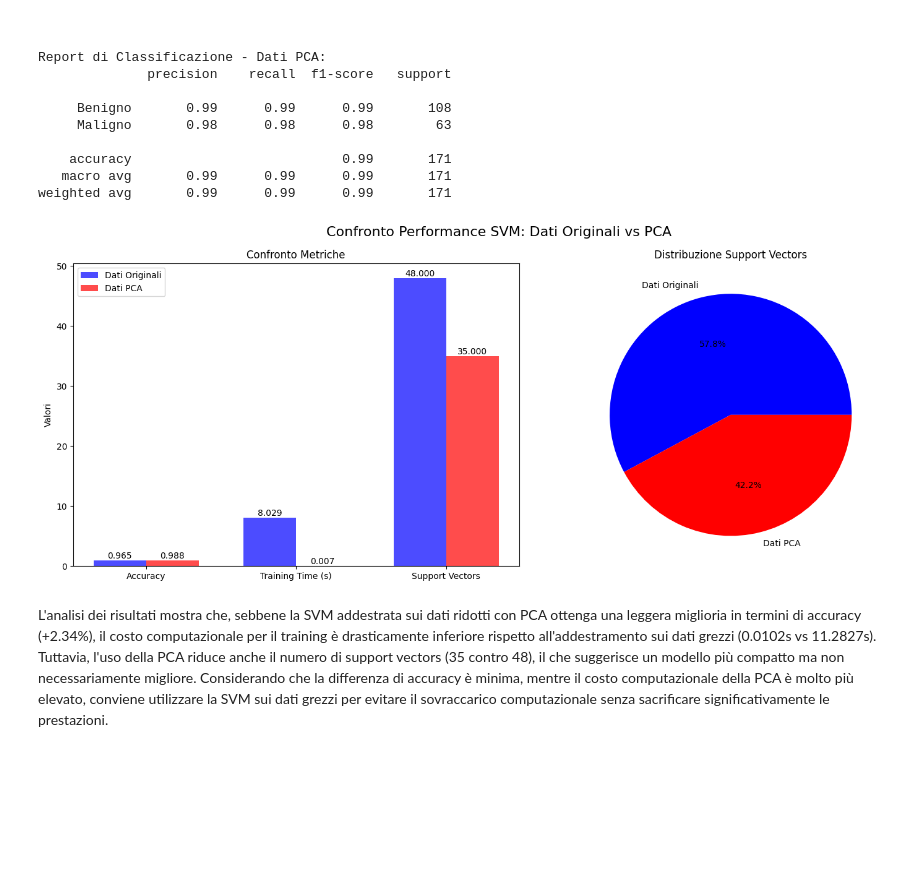
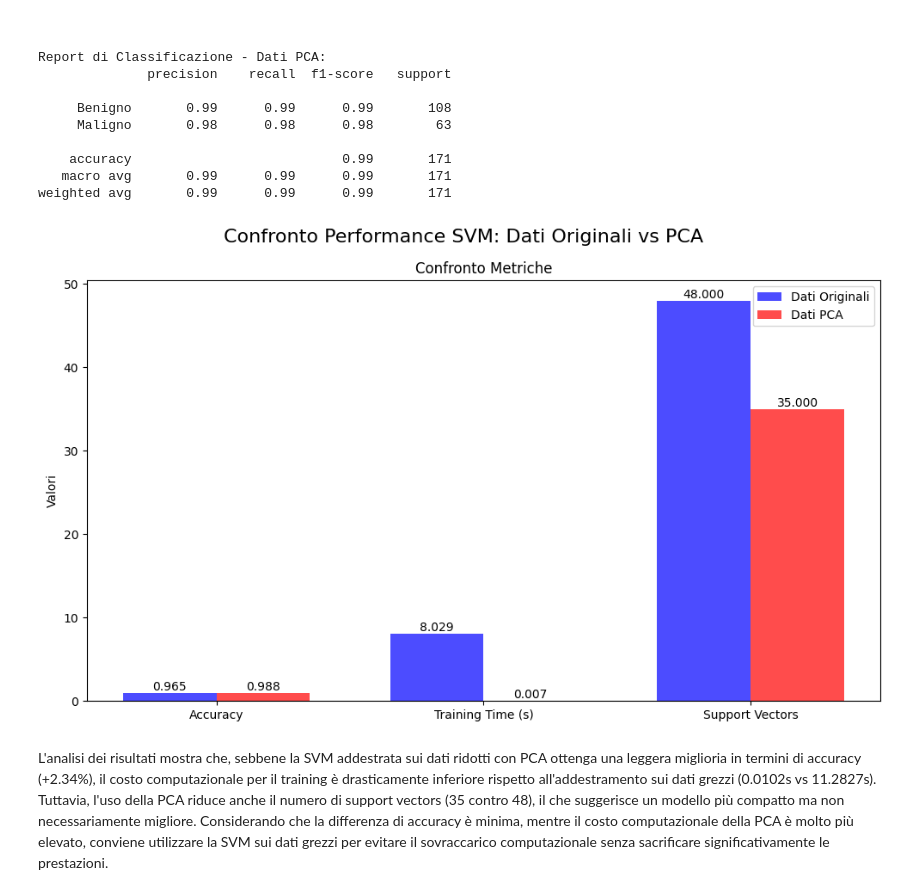
Before and after one commit to NIKFIORE/Progetto-Machine-Learning, a Jupyter notebook: Progetto.ipynb, the cells around one changed output. Drawn from its saved outputs; the diff is of its cells as text; code cells hidden in the pictures; blank space fills up the shorter version.

Commit message:
fix graph

```diff
--- a/Progetto.ipynb
+++ b/Progetto.ipynb
@@ -805,57 +805,46 @@ Report di Classificazione - Dati PCA:
    macro avg       0.99      0.99      0.99       171
 weighted avg       0.99      0.99      0.99       171
 # %%
-import matplotlib.pyplot as plt
-import numpy as np
-
 def plot_svm_performance_comparison(accuracy_original, accuracy_pca,
                                     training_time_original, training_time_pca,
                                     n_support_original, n_support_pca):
     # Preparazione dei dati
     metrics = ['Accuracy', 'Training Time (s)', 'Support Vectors']
     original_data = [accuracy_original, training_time_original, n_support_original]
     pca_data = [accuracy_pca, training_time_pca, n_support_pca]
 
     # Configurazione del grafico
-    fig, (ax1, ax2) = plt.subplots(1, 2, figsize=(15, 6))
-    fig.suptitle('Confronto Performance SVM: Dati Originali vs PCA', fontsize=16)
+    plt.figure(figsize=(10, 6))
+    plt.suptitle('Confronto Performance SVM: Dati Originali vs PCA', fontsize=16)
 
     # Bar plot
     x = np.arange(len(metrics))
     width = 0.35
 
-    ax1.bar(x - width/2, original_data, width, label='Dati Originali', color='blue', alpha=0.7)
-    ax1.bar(x + width/2, pca_data, width, label='Dati PCA', color='red', alpha=0.7)
+    plt.bar(x - width/2, original_data, width, label='Dati Originali', color='blue', alpha=0.7)
+    plt.bar(x + width/2, pca_data, width, label='Dati PCA', color='red', alpha=0.7)
 
-    ax1.set_ylabel('Valori')
-    ax1.set_title('Confronto Metriche')
-    ax1.set_xticks(x)
-    ax1.set_xticklabels(metrics)
-    ax1.legend()
+    plt.ylabel('Valori')
+    plt.title('Confronto Metriche')
+    plt.xticks(x, metrics)
+    plt.legend()
 
     # Aggiunta dei valori sulle barre
     for i, v1, v2 in zip(x, original_data, pca_data):
-        ax1.text(i - width/2, v1, f'{v1:.3f}', ha='center', va='bottom')
-        ax1.text(i + width/2, v2, f'{v2:.3f}', ha='center', va='bottom')
-
-    # Pie chart per distribuzione Support Vectors
-    ax2.pie([n_support_original, n_support_pca],
-            labels=['Dati Originali', 'Dati PCA'],
-            autopct='%1.1f%%',
-            colors=['blue', 'red'])
-    ax2.set_title('Distribuzione Support Vectors')
+        plt.text(i - width/2, v1, f'{v1:.3f}', ha='center', va='bottom')
+        plt.text(i + width/2, v2, f'{v2:.3f}', ha='center', va='bottom')
 
     plt.tight_layout()
     plt.show()
 
 # Chiamata alla funzione con i dati correnti
 plot_svm_performance_comparison(
     accuracy_original, accuracy_pca,
     training_time_original, training_time_pca,
     n_support_original, n_support_pca
 )
 # %% [output]
-[figure, old version]
+[figure, new version]
 # %% [markdown]
 L'analisi dei risultati mostra che, sebbene la SVM addestrata sui dati ridotti con PCA ottenga una leggera miglioria in termini di accuracy (+2.34%), il costo computazionale per il training è drasticamente inferiore rispetto all'addestramento sui dati grezzi (0.0102s vs 11.2827s). Tuttavia, l'uso della PCA riduce anche il numero di support vectors (35 contro 48), il che suggerisce un modello più compatto ma non necessariamente migliore. Considerando che la differenza di accuracy è minima, mentre il costo computazionale della PCA è molto più elevato, conviene utilizzare la SVM sui dati grezzi per evitare il sovraccarico computazionale senza sacrificare significativamente le prestazioni.
 # %%
```
